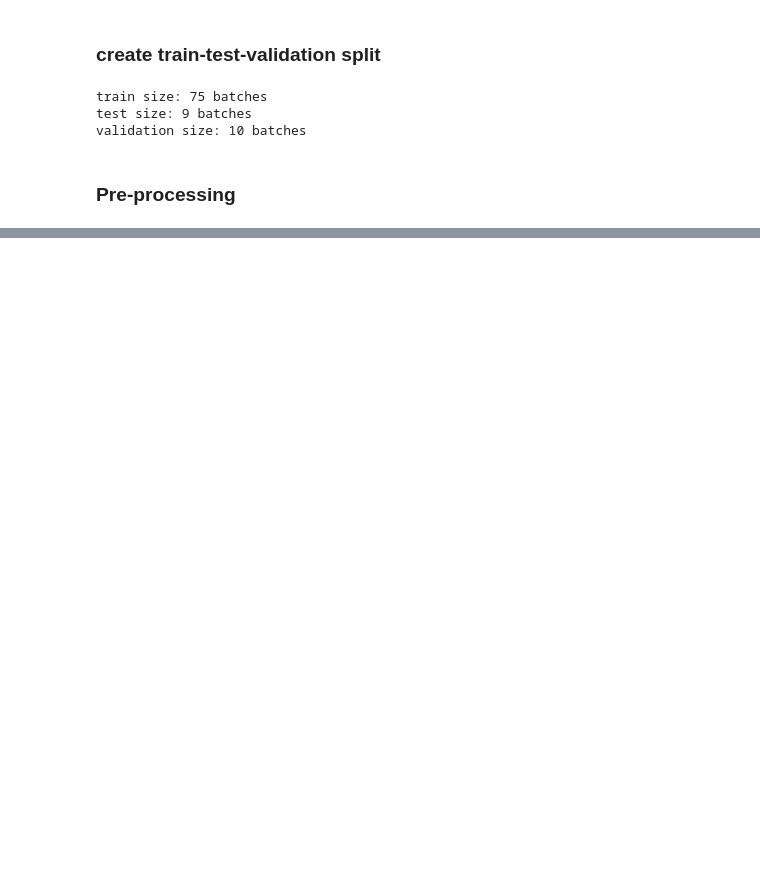
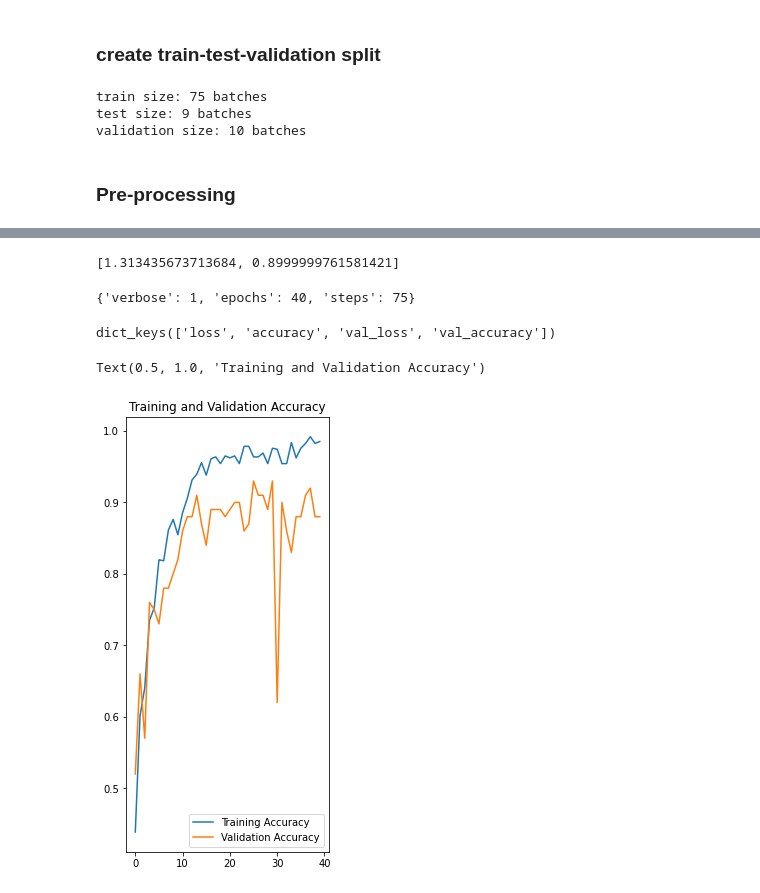
Before and after one commit to chaninder/smartwaste, a Jupyter notebook: training_model.ipynb, the cells around one changed output, grey strips where cells are left out. Drawn from its saved outputs; the diff is of its cells as text; code cells hidden in the pictures; blank space fills up the shorter version.

```diff
--- a/training_model.ipynb
+++ b/training_model.ipynb
@@ -118,14 +118,14 @@ val = val.cache().shuffle(100).prefetch(buffer_size=tf.data.AUTOTUNE)
 # create pre-processing pipeline
 
 prepoc = tf.keras.Sequential([
-    layers.experimental.preprocessing.Resizing(IMAGE_HEIGHT, IMAGE_WIDTH),
+    layers.experimental.preprocessing.Resizing(IMAGE_WIDTH, IMAGE_HEIGHT),
     layers.experimental.preprocessing.Rescaling(1.0/255),
 
     # data augmentation
     layers.experimental.preprocessing.RandomFlip('horizontal_and_vertical')
 ])
 # %%
-INPUT_SHAPE = (BATCH_SIZE, IMAGE_HEIGHT, IMAGE_WIDTH, CHANNELS)
+INPUT_SHAPE = (BATCH_SIZE, IMAGE_WIDTH, IMAGE_HEIGHT, CHANNELS)
 
 model = Sequential([
     prepoc,
@@ -171,7 +171,7 @@ model.compile(
 # %%
 history = model.fit(
     train,
-    epochs=20,
+    epochs=40,
     batch_size=BATCH_SIZE,
     verbose=1,
     validation_data=val
@@ -262,0 +201,12 @@ INFO:tensorflow:Assets written to: ./models/production/assets
+# %%
+scores
+# %% [output]
+[1.313435673713684, 0.8999999761581421]
+# %%
+history.params
+# %% [output]
+{'verbose': 1, 'epochs': 40, 'steps': 75}
+# %%
+history.history.keys()
+# %% [output]
+dict_keys(['loss', 'accuracy', 'val_loss', 'val_accuracy'])
@@ -262,0 +219,10 @@ INFO:tensorflow:Assets written to: ./models/production/assets
+# %%
+plt.figure(figsize=(8,8))
+plt.subplot(1,2,1)
+plt.plot(range(history.params['epochs']), acc, label='Training Accuracy')
+plt.plot(range(history.params['epochs']), val_acc, label='Validation Accuracy')
+plt.legend(loc='lower right')
+plt.title('Training and Validation Accuracy')
+# %% [output]
+Text(0.5, 1.0, 'Training and Validation Accuracy')
+[figure, added]
```
Also changed, not shown: parts of 22 cells of this notebook, 10 other files.
